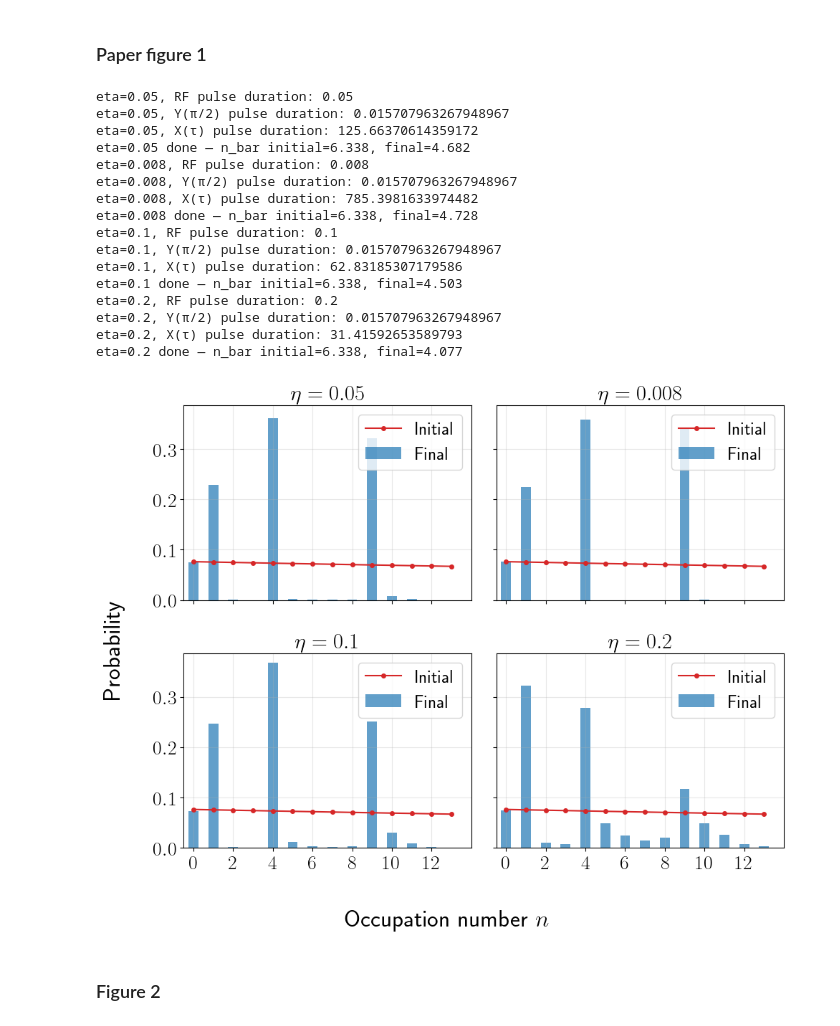
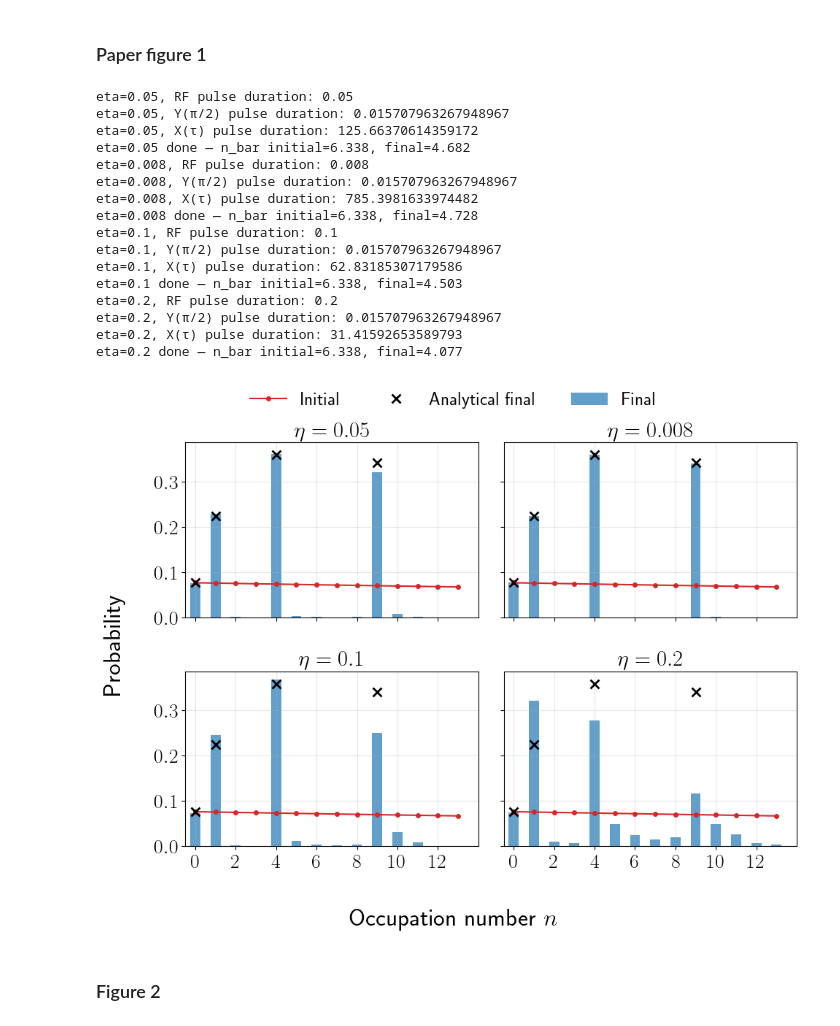
Before and after one commit to GonReina/QLearn, a Jupyter notebook: trapped_ions/Fock_mixtures_sim.ipynb, the cells around one changed output. Drawn from its saved outputs; the diff is of its cells as text; code cells hidden in the pictures.

Commit message:
Updated figure_2

```diff
--- a/trapped_ions/Fock_mixtures_sim.ipynb
+++ b/trapped_ions/Fock_mixtures_sim.ipynb
@@ -955,6 +955,9 @@ eta_values = [0.05, 0.008, 0.1, 0.2]
 
 fig, axes = plt.subplots(2, 2, figsize=(10, 8), sharey=True, sharex=True)
 axes = axes.flatten()
+
+legend_handles = None
+legend_labels = None
 
 for idx, eta in enumerate(eta_values):
     tau = 2 * np.pi / (eta * Omega * np.sqrt(n0))
@@ -1052,41 +1055,75 @@ for idx, eta in enumerate(eta_values):
     p_initial = occupancies[0, :]
     p_final = occupancies[-1, :]
     n_states = np.arange(N)
+
+    # Analytical final populations (trap-bin mapping)
+    initial_probs = p_initial
+    expected_probs = np.zeros(N)
+    m = 0
+    while True:
+        trap_idx = int(n0 * m**2)
+        next_trap_idx = int(n0 * (m + 1)**2)
+
+        # Stop if the trap state is beyond our truncation
+        if trap_idx >= N:
+            break
+
+        # Define range for this trap bin: [trap_idx, next_trap_idx)
+        start_n = trap_idx
+        end_n = min(next_trap_idx, N)
+
+        # Sum initial populations in this range
+        if start_n < N:
+            sum_p = np.sum(initial_probs[start_n:end_n])
+            expected_probs[trap_idx] = sum_p
+
+        m += 1
+    trap_indices = np.nonzero(expected_probs)[0]
+
     ax.plot(n_states, p_initial, 'o-', color='tab:red', markersize=4, label='Initial')
     ax.bar(n_states, p_final, width=0.5, alpha=0.7, color='tab:blue', label='Final')
+    ax.plot(trap_indices, expected_probs[trap_indices], linestyle='None', marker='x', color='k',
+            markersize=8, markeredgewidth=2, label='Analytical final')
+
+    if idx == 0:
+        legend_handles, legend_labels = ax.get_legend_handles_labels()
+
     ax.set_title(rf'$\eta = {eta}$')
     ax.set_xlim(-0.5, 14)
     ax.set_xticks(np.arange(0, N, 2))
     ax.tick_params(axis='both')
-    ax.legend()
     ax.grid(True, alpha=0.3)
 
     print(f"eta={eta} done — n_bar initial={np.dot(n_states, p_initial):.3f}, final={np.dot(n_states, p_final):.3f}")
 
+if legend_handles is not None:
+    fig.legend(legend_handles, legend_labels, loc='upper center', ncol=3, frameon=False,
+               bbox_to_anchor=(0.5, 0.96))
+
 fig.supxlabel('Occupation number $n$')
 fig.supylabel('Probability')
 # fig.suptitle('Cooling in the Lamb-Dicke Regime', fontsize=16, y=1.01)
-plt.tight_layout()
+fig.tight_layout(rect=[0, 0, 1, 0.92])
 plt.savefig('figure_2.pdf', format='pdf', bbox_inches='tight', dpi=600)
 plt.show()
 # %% [output]
 eta=0.05, RF pulse duration: 0.05
 eta=0.05, Y(π/2) pulse duration: 0.015707963267948967
 eta=0.05, X(τ) pulse duration: 125.66370614359172
 eta=0.05 done — n_bar initial=6.338, final=4.682
 eta=0.008, RF pulse duration: 0.008
 eta=0.008, Y(π/2) pulse duration: 0.015707963267948967
 eta=0.008, X(τ) pulse duration: 785.3981633974482
 eta=0.008 done — n_bar initial=6.338, final=4.728
 eta=0.1, RF pulse duration: 0.1
 eta=0.1, Y(π/2) pulse duration: 0.015707963267948967
 eta=0.1, X(τ) pulse duration: 62.83185307179586
 eta=0.1 done — n_bar initial=6.338, final=4.503
 eta=0.2, RF pulse duration: 0.2
 eta=0.2, Y(π/2) pulse duration: 0.015707963267948967
 eta=0.2, X(τ) pulse duration: 31.41592653589793
 eta=0.2 done — n_bar initial=6.338, final=4.077
-[figure, old version]
+[figure, new version]
 # %% [markdown]
 ### Figure 2
 # %%
```
Also changed, not shown: 1 other file.
